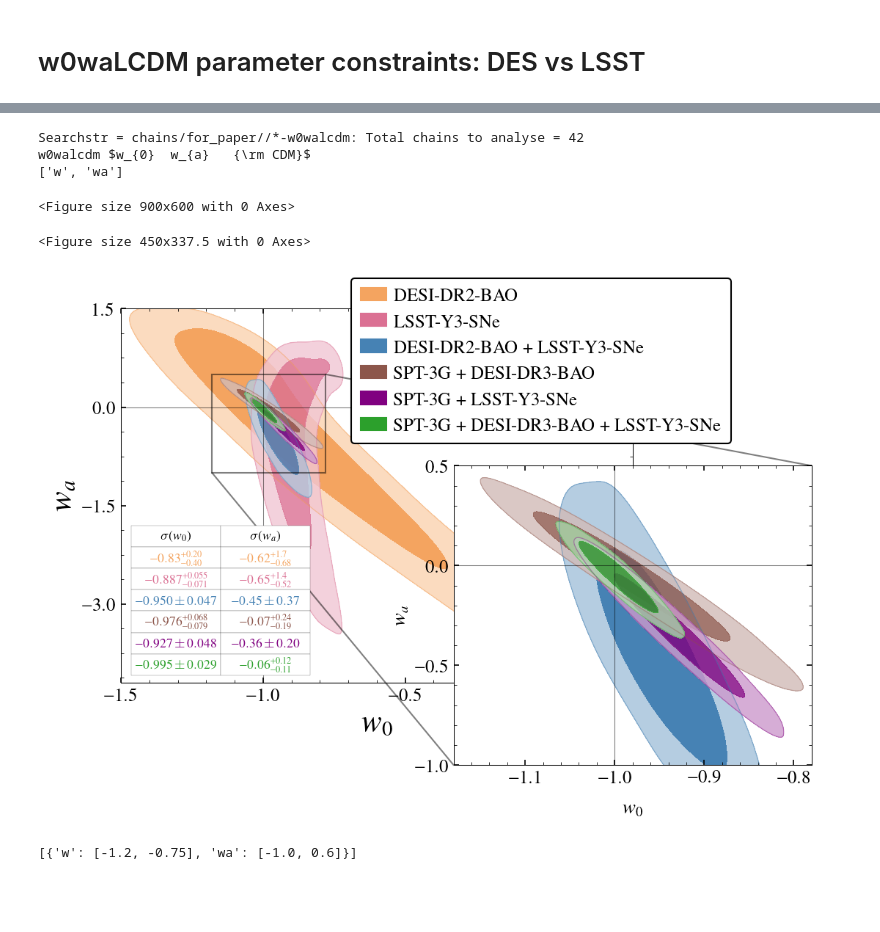
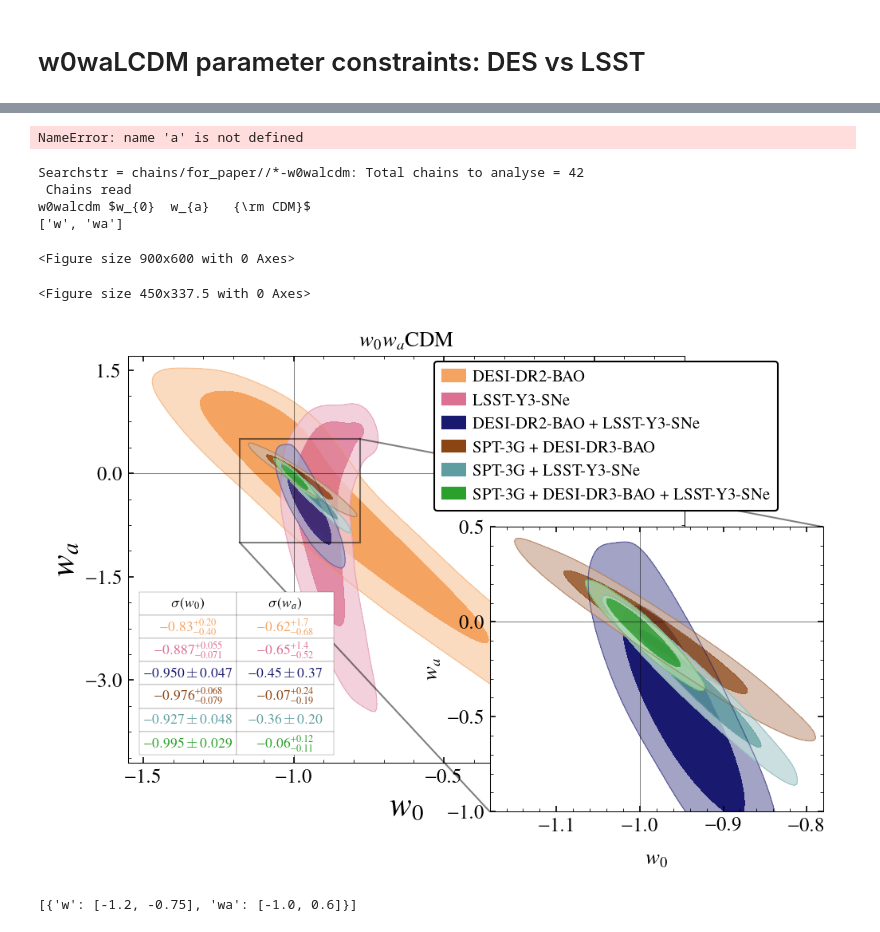
Before and after one commit to sriniraghunathan/CMB_BAO_SNe_likelihoods, a Jupyter notebook: analyse_chains_for_paper.ipynb, the cells around one changed output, grey strips where cells are left out. Cells and saved outputs as stored; diff of their text form; code cells hidden in the pictures; blank space fills up the shorter version.

```diff
--- a/analyse_chains_for_paper.ipynb
+++ b/analyse_chains_for_paper.ipynb
@@ -59,7 +62,7 @@ param_limits_dic = {'omegam': [0.27, 0.37],
                     'H0': [66., 69.],
                    }
 
-for desi_iter in range(2):
+for desi_iter in range(1):#2):
     print('\n\n')
     if desi_iter == 0:
         #get all the samples for w0wamnulcdm
@@ -108,7 +111,7 @@ for desi_iter in range(2):
     chains_to_plot = chain_fdlist
     filled = [True, False, False, True]
     #color_arr = ['sandybrown', 'steelblue', 'darkred', 'black']
-    color_arr = ['black', 'steelblue', 'darkred', 'sandybrown']
+    color_arr = ['cadetblue', 'steelblue', 'darkred', 'sandybrown']
 
     print('\n')
     samples_to_plot, labels_arr = [], []
@@ -174,7 +177,7 @@ for desi_iter in range(2):
     #show(); sys.exit()
 
     savefig(plname, dpi = 200.)
-    show()
+    show();
 # %% [output]
 desidr2bao_mock-lcdm (14980, 20)
 desidr3bao_highz_mock-lcdm (16968, 20)
@@ -317,3 +307,7 @@ SystemExit:
+# %%
+curr_samples.addDerived(p.w + (1-a)*p.wa, name='wcomb', label=r'wcomb')
+# %% [output]
+NameError: name 'a' is not defined
 # %%
 cosmo_iter_dic = {'w0walcdm-w_wa': ['w', 'wa']}
 cosmo_name_and_tag = 'w0walcdm-w_wa'
@@ -327,7 +321,7 @@ params_to_plot = cosmo_iter_dic[cosmo_name_and_tag]
 print( 'Searchstr = %s: Total chains to analyse = %s' %(chain_search_str, len(chain_fdlist)) )
 ##sys.exit()
 
-if (0):
+if (1):
     samples_dic = {}
     for curr_chain_fd in chain_fdlist:
         if curr_chain_fd.find('so_')>-1: continue
@@ -375,8 +369,8 @@ array_of_param_limits_dic = []
 for pliter in range(2):
     curr_param_limits_dic = {}
     if pliter == 0:
-        curr_param_limits_dic['w'] = [-1.5, 0.3]
-        curr_param_limits_dic['wa'] = [-4.2, 1.5]
+        curr_param_limits_dic['w'] = [-1.55, 0.3]
+        curr_param_limits_dic['wa'] = [-4.2, 1.7]
         chains_to_plot = [
                           'desidr2bao_mock-%s' %(cosmo_name),
                           'lssty3_sne_mock-%s' %(cosmo_name),
@@ -388,7 +382,7 @@ for pliter in range(2):
 #                               'spt3g-TTEETEPP+lssty3_sne_mock-%s' %(cosmo_name),
 #                               'spt3g-TTEETEPP+desidr2bao_mock+lssty3_sne_mock-%s' %(cosmo_name),
                         ]
-        color_arr = ['sandybrown', 'palevioletred', 'steelblue', 'tab:brown', 'purple', 'tab:green']
+        color_arr = ['sandybrown', 'palevioletred', 'midnightblue', 'saddlebrown', 'cadetblue', 'tab:green']
     elif pliter == 1:
         curr_param_limits_dic['w'] = [-1.18, -0.78]#[-1.2, -0.75]
         curr_param_limits_dic['wa'] = [-1., 0.5]#0.6]
@@ -438,7 +432,8 @@ for pliter in range(2):
     array_of_param_limits_dic.append( curr_param_limits_dic )
 
 
-array_of_zoom = [[.65, -0.22, 0.7, 0.8]]
+#array_of_zoom = [[.65, -0.21, 0.7, 0.8]]
+array_of_zoom = [[.65, -0.12, 0.6, 0.7]]
 array_of_param_limits_dic_for_zoom = [array_of_param_limits_dic[1]]
 array_of_samples_to_plot = array_of_samples_to_plot[:1]
 array_of_params_or_pairs_to_plot = array_of_params_or_pairs_to_plot[:1]
@@ -449,8 +444,8 @@ array_of_table_width = [[0.35, 0.4], [0.35, 0.3]]
 array_of_table_col_width = [[0.5, 0.5], [0.5, 0.5]]
 array_to_table_fontsize = [8.5, 10]
 array_of_sampleinds_for_zoom = [ [2,3,4,5], False]
-array_of_leglocs = [(0.45, 0.64), 1]
-array_of_legfsval = [14, 10]
+array_of_leglocs = [(0.55, 0.62), 1]
+array_of_legfsval = [12, 10]
 clf()
 figsize = 3.
 fsval = 13
@@ -464,39 +459,41 @@ g = misc_getdist.make_getdist_plot('multiple_2d_col',
                                    array_of_params_or_pairs_to_plot = array_of_params_or_pairs_to_plot,
                                    array_of_labels = array_of_labels,
                                     array_of_leglocs = array_of_leglocs,
                                     array_of_legfsval = np.asarray(array_of_legfsval)-1.,
                                    array_of_color_arr = array_of_color_arr,
-                                   array_of_titles = [None, None],
+                                   array_of_titles = [cosmo_label, None],
                                    array_of_param_limits_dic = array_of_param_limits_dic,
                                    array_of_zoom = array_of_zoom,
                                    array_of_sampleinds_for_zoom = array_of_sampleinds_for_zoom,
                                    array_of_param_limits_dic_for_zoom = array_of_param_limits_dic_for_zoom,
                                     array_of_table_locs = array_of_table_locs,
                                     array_of_table_width = array_of_table_width,
                                     array_of_table_col_width = array_of_table_col_width,
                                     array_to_table_fontsize = array_to_table_fontsize,
                                    figsize = figsize, fsval = fsval,
                                    labels = labels_arr,
                                    num_plot_contours = 2, filled = False,
-                                   array_of_filled_arr = [True, True],
+                                   array_of_filled_arr = [[True, True, True, True, True, True], True],
                                    #array_of_num_plot_contours = [2, 2],
                                    legcol = [1,1,2],
-#                                    wspace = wspace, yvisibility = yvisibility, cosmo_label = cosmo_label,
+#                                    wspace = wspace, yvisibility = yvisibility,
+#                                   cosmo_label = cosmo_label,
 #                                    xyloc_for_leg = xyloc_for_leg,
                                    show_table = True,
                                    )
-###plname = '%s/%s.pdf' %(pl_folder, cosmo_name_and_tag)
+plname = '%s/%s.pdf' %(pl_folder, cosmo_name_and_tag)
 #plname = '%s/png/%s.png' %(pl_folder, cosmo_name_and_tag)
 #plname = '%s/png/tmp/4.png' %(pl_folder)
-##savefig(plname, dpi = 200.)
+savefig(plname, dpi = 200.)
 show()
 # %% [output]
 Searchstr = chains/for_paper//*-w0walcdm: Total chains to analyse = 42
+ Chains read
 w0walcdm $w_{0}  w_{a}   {\rm CDM}$
 ['w', 'wa']
 <Figure size 900x600 with 0 Axes>
 <Figure size 450x337.5 with 0 Axes>
-[figure, old version]
+[figure, new version]
 # %%
 array_of_param_limits_dic
 # %% [output]
```
Also changed, not shown: parts of 15 cells of this notebook, 11 other files.
